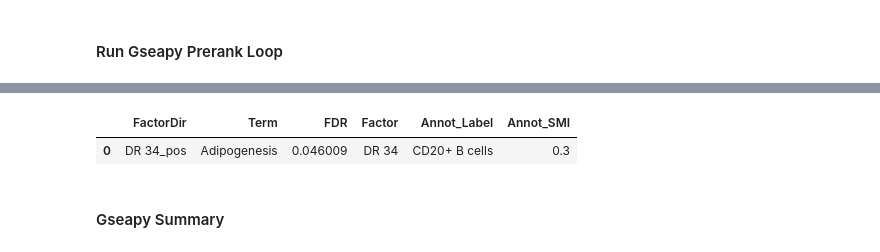
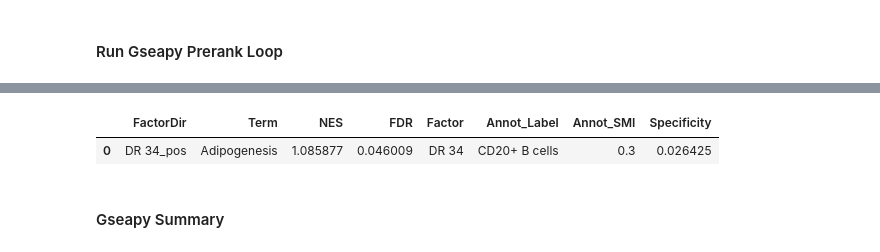
Before and after one commit to clarasoekler/DRVI_tutorials, a Jupyter notebook: identification_of_factors.ipynb, the cells around one changed output, grey strips where cells are left out. Saved outputs shown, nothing was run; the diff lists cells and outputs as text; code cells hidden in the pictures.

```diff
--- a/identification_of_factors.ipynb
+++ b/identification_of_factors.ipynb
@@ -501,4 +510,24 @@ def tool_coverage_summary(results_df, sig_df, factor_col, term_col, pval_col, to
     print(f"{tool_name} coverage (FDR<{FDR}): {coverage:.2f}% ({n_hit}/{n_total})") ## how many percent of latent factors got at least one significant annotation? We ignore the direction (_pos/_neg) when calculating coverage, as they represent the same underlying factor.
     print(f"Unique terms: {n_terms}") ## how many unique terms were found? This indicates the diversity of biological processes captured by the factors.
     print(f"{effect_label}: {effect_str}") ## how strong are the effects? For ORA tools we use median -log10(p), for GSEA tools we use median NES. Higher values indicate stronger associations between factors and annotations.
+
+#Per-factor specificity: gap between best and second-best term.
+# Analogous to CellTypist's SMI(best) - SMI(second-best).
+#For GSEA tools (use_nes=True): uses |NES| as effect size.
+# For ORA/footprint tools: uses -log10(p-value)
+def compute_tool_specificity(df, factor_col, score_col, use_nes=False):
+    tmp = df.copy()
+    tmp["_factor"] = strip_factor(tmp[factor_col]).values
+    if use_nes:
+        tmp["_score"] = tmp[score_col].abs()
+    else:
+        tmp["_score"] = -np.log10(tmp[score_col].clip(lower=1e-300))
+
+    def _gap(g):
+        top2 = g.nlargest(2)
+        best = top2.iloc[0] if len(top2) > 0 else 0.0
+        second = top2.iloc[1] if len(top2) > 1 else 0.0
+        return best - second
+
+    return tmp.groupby("_factor")["_score"].apply(_gap).rename("Specificity")
 # %% [markdown]
@@ -934,12 +1032,13 @@ The order of those genes will be arbitrary, which may produce unexpected results
 The order of those genes will be arbitrary, which may produce unexpected results.
 # %%
-sig_gseapy = gseapy_summary.query("FDR < @FDR")[["FactorDir", "Term", "FDR"]].copy()
+sig_gseapy = gseapy_summary.query("FDR < @FDR")[["FactorDir", "Term", "NES", "FDR"]].copy()
 sig_gseapy["Factor"] = strip_factor(sig_gseapy["FactorDir"]).values
-sig_gseapy = sig_gseapy.merge(annot_map, on="Factor", how="left")
+spec = compute_tool_specificity(gseapy_summary, "FactorDir", "NES", use_nes=True)
+sig_gseapy = sig_gseapy.merge(annot_map, on="Factor", how="left").merge(spec, left_on="Factor", right_index=True, how="left")
 display(sig_gseapy.sort_values("FDR"))
 # %% [output]
-|  | FactorDir | Term | FDR | Factor | Annot_Label | Annot_SMI |
-| 0 | DR 34_pos | Adipogenesis | 0.046009 | DR 34 | CD20+ B cells | 0.3 |
+|  | FactorDir | Term | NES | FDR | Factor | Annot_Label | Annot_SMI | Specificity |
+| 0 | DR 34_pos | Adipogenesis | 1.085877 | 0.046009 | DR 34 | CD20+ B cells | 0.3 | 0.026425 |
 # %% [markdown]
 #### Gseapy Summary
 # %%
```
Also changed, not shown: parts of 27 cells of this notebook.
